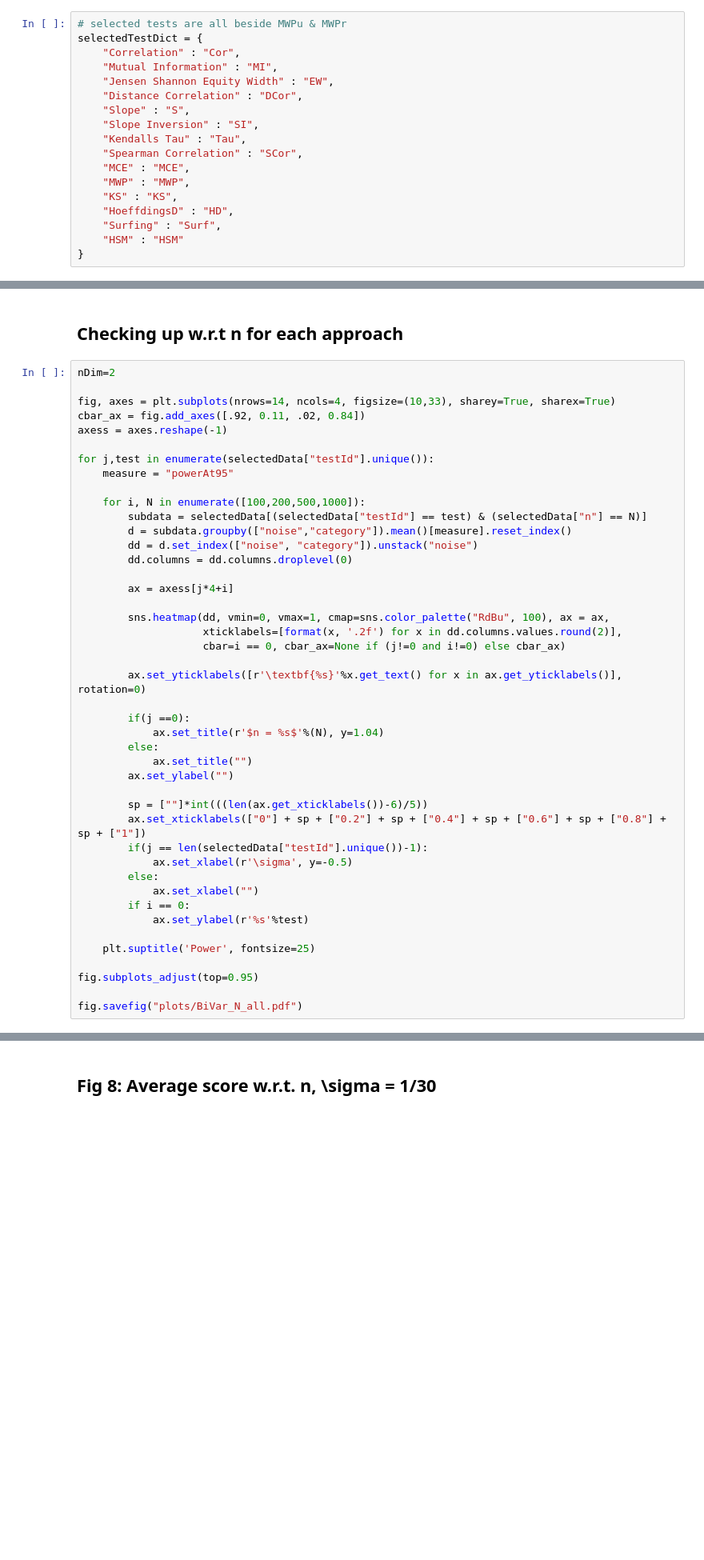
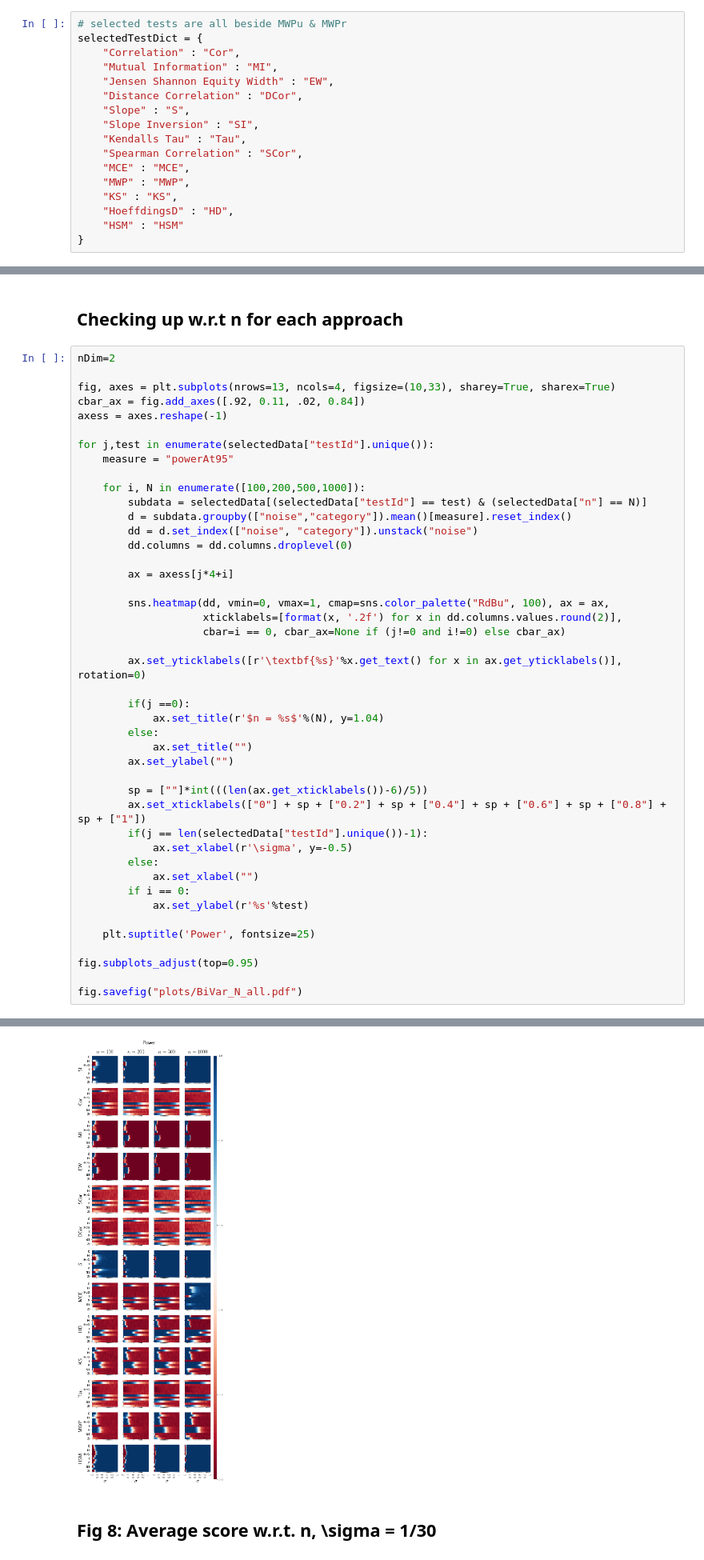
Before and after one commit to edouardfouche/MCDE, a Jupyter notebook: visualize/BiVar/BiVar_PowerN_(Sensitivity).ipynb, the cells around one changed output, grey strips where cells are left out. Shown at 80% size. Drawn from its saved outputs; the diff is of its cells as text; blank space fills up the shorter version.

Commit message:
took care of surfing in notebooks

```diff
--- a/visualize/BiVar/BiVar_PowerN_(Sensitivity).ipynb
+++ b/visualize/BiVar/BiVar_PowerN_(Sensitivity).ipynb
@@ -79,7 +79,6 @@ selectedTestDict = {
     "MWP" : "MWP",
     "KS" : "KS",
     "HoeffdingsD" : "HD",
-    "Surfing" : "Surf",
     "HSM" : "HSM"
 }
 # %%
@@ -92,7 +91,7 @@ selectedData["testId"] = [selectedTestDict[x] for x in selectedData["testId"]]
 # %%
 nDim=2
 
-fig, axes = plt.subplots(nrows=14, ncols=4, figsize=(10,33), sharey=True, sharex=True)
+fig, axes = plt.subplots(nrows=13, ncols=4, figsize=(10,33), sharey=True, sharex=True)
 cbar_ax = fig.add_axes([.92, 0.11, .02, 0.84])
 axess = axes.reshape(-1)
 
@@ -141,3 +136,4 @@ fig.savefig("plots/BiVar_N_all.pdf")
+[figure, added]
 # %% [markdown]
 ## Fig 8: Average score w.r.t. n, \sigma = 1/30
 # %%
```
Also changed, not shown: parts of 2 cells of this notebook, 12 other files.
